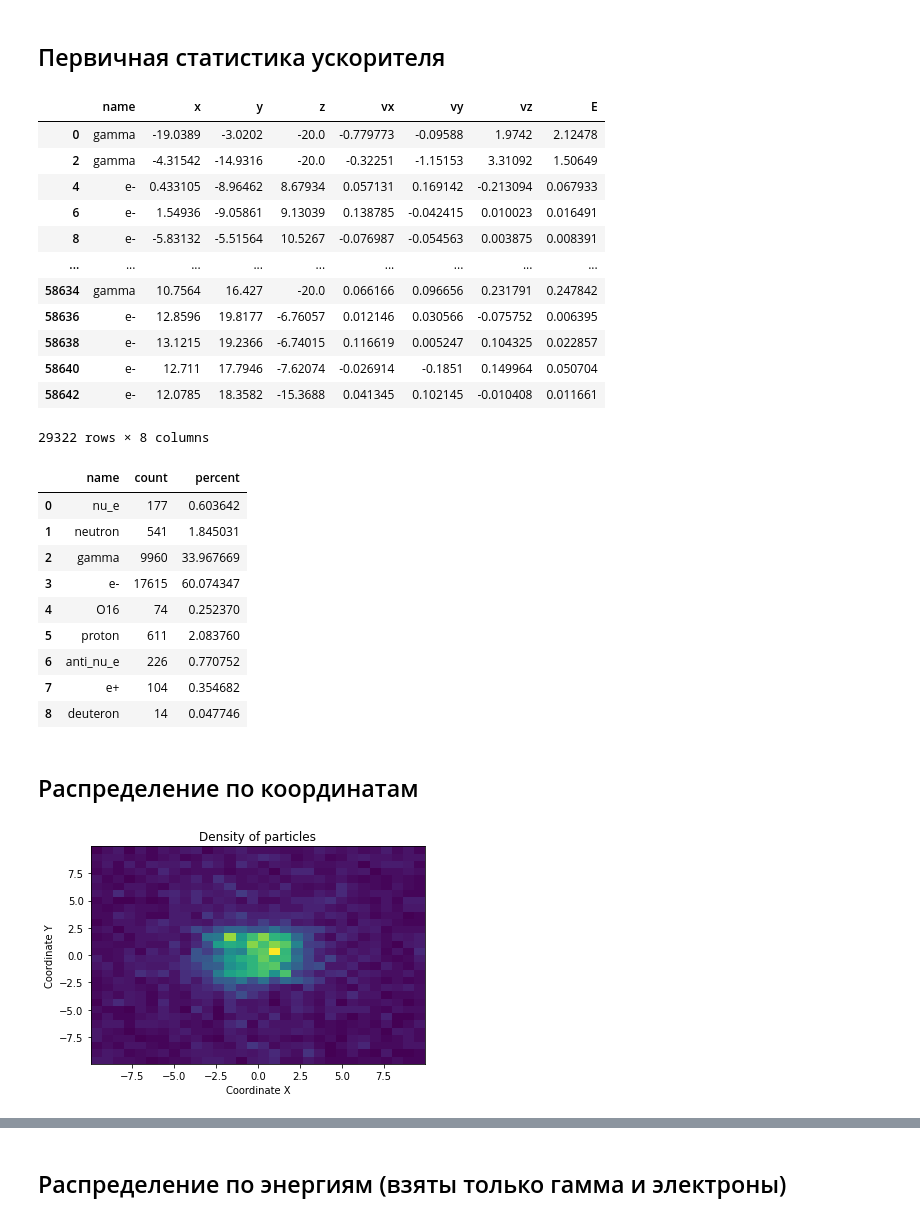
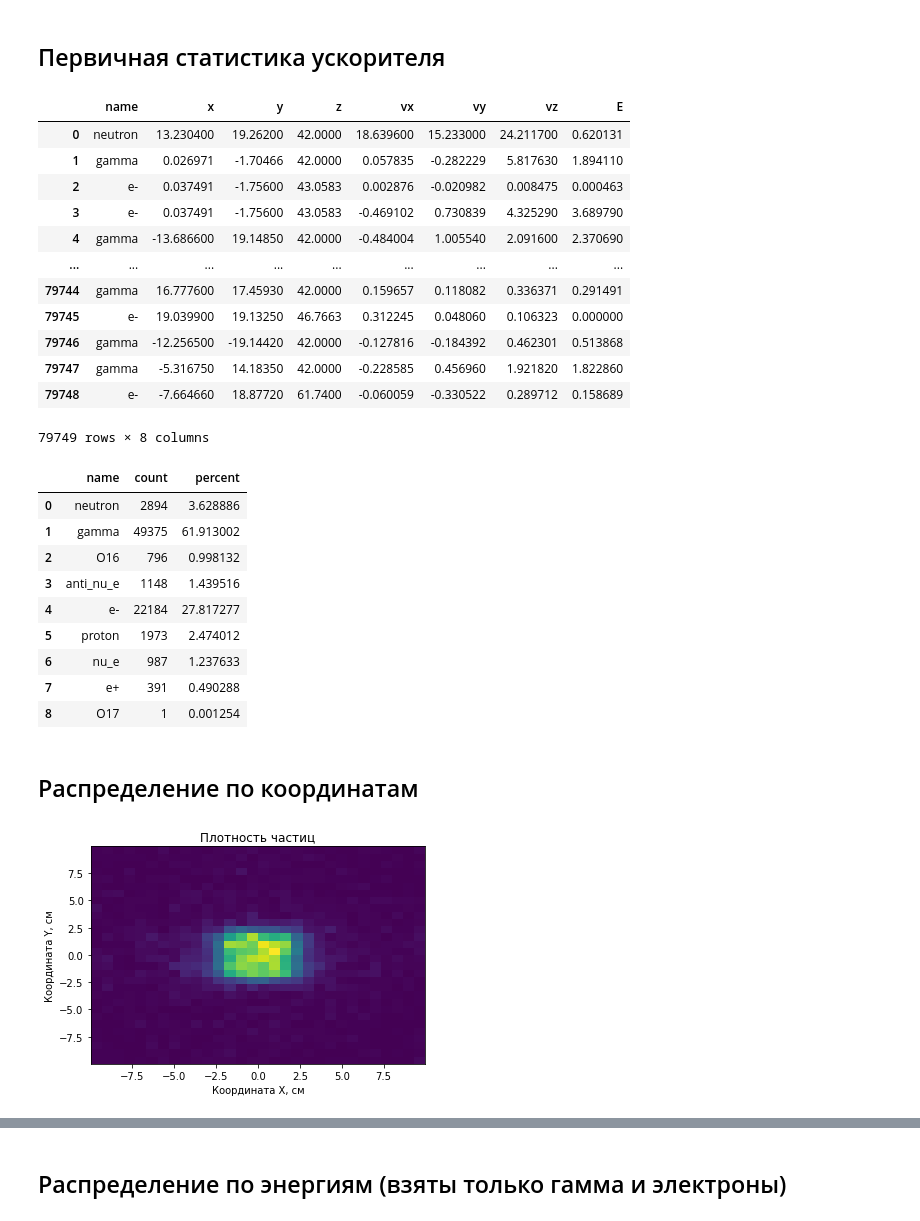
Before and after one commit to annndruha/Distribution-of-secondary-particles-in-tissue-equivalent-materials, a Jupyter notebook: model_cube/StatsCalculator.ipynb, the cells around one changed output, grey strips where cells are left out. Drawn from its saved outputs; the diff is of its cells as text; code cells hidden in the pictures.

```diff
--- a/model_cube/StatsCalculator.ipynb
+++ b/model_cube/StatsCalculator.ipynb
@@ -11,7 +11,7 @@ from mpl_toolkits.mplot3d import Axes3D
 # %% [markdown]
 ## Загрузка данных
 # %%
-paths = glob.glob(f"build/*.csv")
+paths = glob.glob(f"csv_particle_source/concat_res.csv")
 # %%
 data = pd.DataFrame()
 
@@ -25,18 +25,18 @@ data = data.dropna()
 data
 # %% [output]
 |  | name | x | y | z | vx | vy | vz | E |
-| 0 | gamma | -19.0389 | -3.0202 | -20.0 | -0.779773 | -0.09588 | 1.9742 | 2.12478 |
-| 2 | gamma | -4.31542 | -14.9316 | -20.0 | -0.32251 | -1.15153 | 3.31092 | 1.50649 |
-| 4 | e- | 0.433105 | -8.96462 | 8.67934 | 0.057131 | 0.169142 | -0.213094 | 0.067933 |
-| 6 | e- | 1.54936 | -9.05861 | 9.13039 | 0.138785 | -0.042415 | 0.010023 | 0.016491 |
-| 8 | e- | -5.83132 | -5.51564 | 10.5267 | -0.076987 | -0.054563 | 0.003875 | 0.008391 |
+| 0 | neutron | 13.230400 | 19.26200 | 42.0000 | 18.639600 | 15.233000 | 24.211700 | 0.620131 |
+| 1 | gamma | 0.026971 | -1.70466 | 42.0000 | 0.057835 | -0.282229 | 5.817630 | 1.894110 |
+| 2 | e- | 0.037491 | -1.75600 | 43.0583 | 0.002876 | -0.020982 | 0.008475 | 0.000463 |
+| 3 | e- | 0.037491 | -1.75600 | 43.0583 | -0.469102 | 0.730839 | 4.325290 | 3.689790 |
+| 4 | gamma | -13.686600 | 19.14850 | 42.0000 | -0.484004 | 1.005540 | 2.091600 | 2.370690 |
 | ... | ... | ... | ... | ... | ... | ... | ... | ... |
-| 58634 | gamma | 10.7564 | 16.427 | -20.0 | 0.066166 | 0.096656 | 0.231791 | 0.247842 |
-| 58636 | e- | 12.8596 | 19.8177 | -6.76057 | 0.012146 | 0.030566 | -0.075752 | 0.006395 |
-| 58638 | e- | 13.1215 | 19.2366 | -6.74015 | 0.116619 | 0.005247 | 0.104325 | 0.022857 |
-| 58640 | e- | 12.711 | 17.7946 | -7.62074 | -0.026914 | -0.1851 | 0.149964 | 0.050704 |
-| 58642 | e- | 12.0785 | 18.3582 | -15.3688 | 0.041345 | 0.102145 | -0.010408 | 0.011661 |
+| 79744 | gamma | 16.777600 | 17.45930 | 42.0000 | 0.159657 | 0.118082 | 0.336371 | 0.291491 |
+| 79745 | e- | 19.039900 | 19.13250 | 46.7663 | 0.312245 | 0.048060 | 0.106323 | 0.000000 |
+| 79746 | gamma | -12.256500 | -19.14420 | 42.0000 | -0.127816 | -0.184392 | 0.462301 | 0.513868 |
+| 79747 | gamma | -5.316750 | 14.18350 | 42.0000 | -0.228585 | 0.456960 | 1.921820 | 1.822860 |
+| 79748 | e- | -7.664660 | 18.87720 | 61.7400 | -0.060059 | -0.330522 | 0.289712 | 0.158689 |
-29322 rows × 8 columns
+79749 rows × 8 columns
 # %%
 l = len(data)
 res = []
@@ -47,26 +47,26 @@ for name in set(data['name']):
 pd.DataFrame(res, columns=['name', 'count', 'percent'])
 # %% [output]
 |  | name | count | percent |
-| 0 | nu_e | 177 | 0.603642 |
-| 1 | neutron | 541 | 1.845031 |
-| 2 | gamma | 9960 | 33.967669 |
-| 3 | e- | 17615 | 60.074347 |
-| 4 | O16 | 74 | 0.252370 |
-| 5 | proton | 611 | 2.083760 |
-| 6 | anti_nu_e | 226 | 0.770752 |
-| 7 | e+ | 104 | 0.354682 |
-| 8 | deuteron | 14 | 0.047746 |
+| 0 | neutron | 2894 | 3.628886 |
+| 1 | gamma | 49375 | 61.913002 |
+| 2 | O16 | 796 | 0.998132 |
+| 3 | anti_nu_e | 1148 | 1.439516 |
+| 4 | e- | 22184 | 27.817277 |
+| 5 | proton | 1973 | 2.474012 |
+| 6 | nu_e | 987 | 1.237633 |
+| 7 | e+ | 391 | 0.490288 |
+| 8 | O17 | 1 | 0.001254 |
 # %% [markdown]
 ## Распределение по координатам
 # %%
 center = data[(-10 < data['x']) & (data['x'] < 10) & (-10 < data['y']) & (data['y'] < 10)]
 plt.hist2d(center['x'], center['y'], bins=30)
-plt.title('Density of particles')
-plt.xlabel('Coordinate X')
-plt.ylabel('Coordinate Y')
+plt.title('Плотность частиц')
+plt.xlabel('Координата X, см')
+plt.ylabel('Координата Y, см')
 plt.show()
 # %% [output]
-[figure, old version]
+[figure, new version]
 # %%
 cnt_x = np.array(center['x'], dtype=float)
 cnt_y = np.array(center['y'], dtype=float)
```
Also changed, not shown: parts of 6 cells of this notebook, 4 other files.
